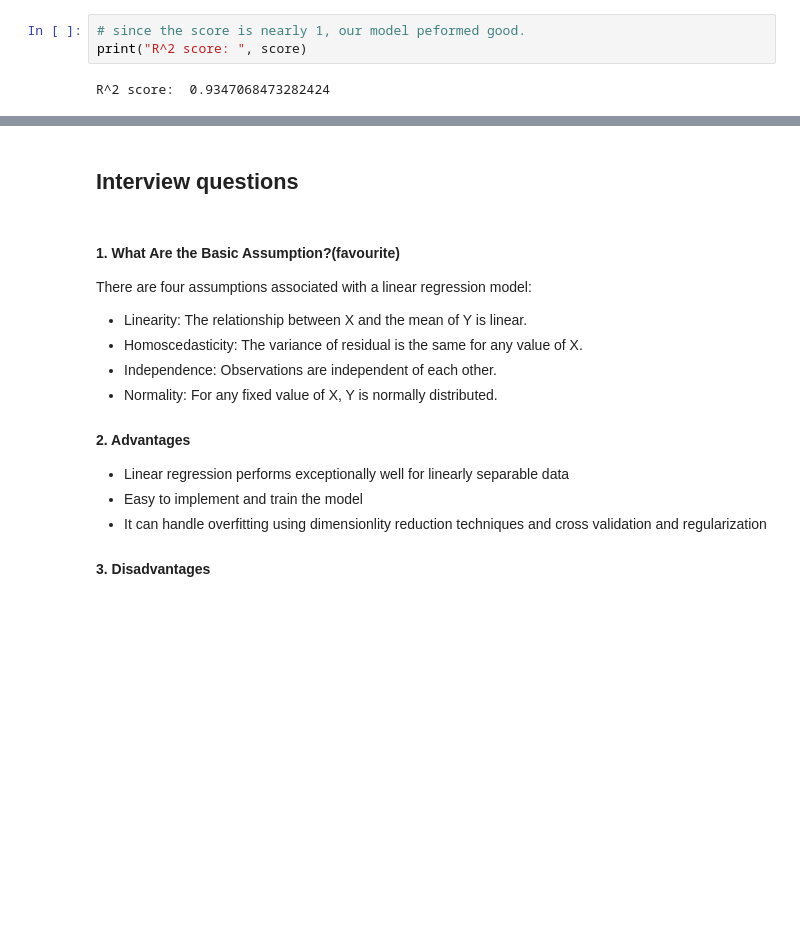
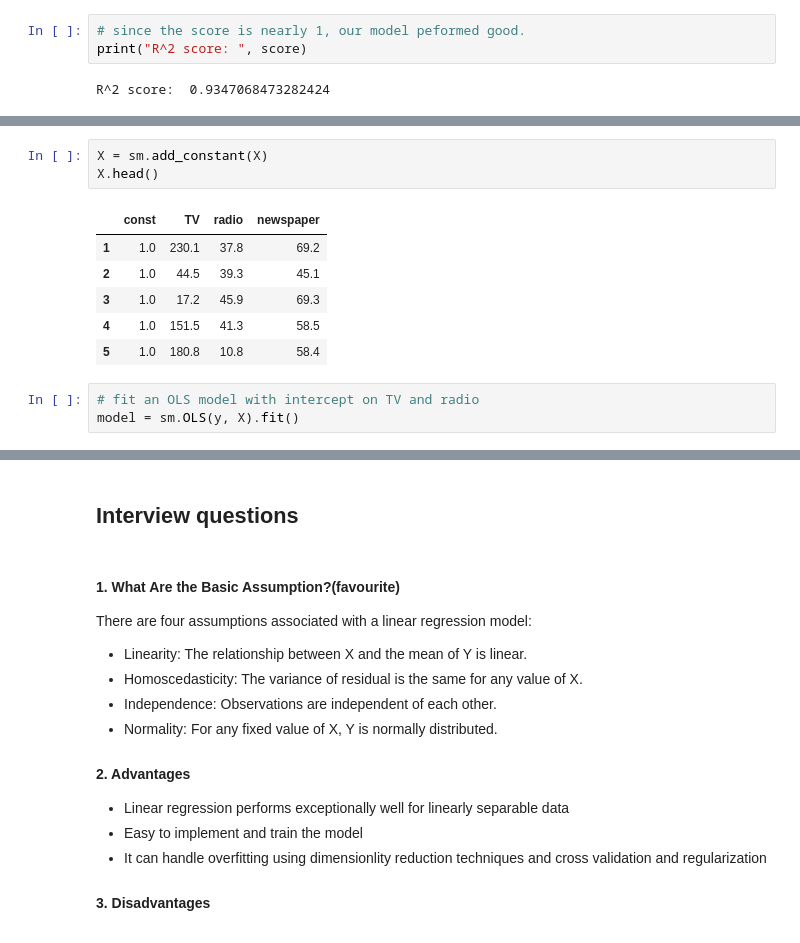
Before and after one commit to tigju/Machine-Learning-Algorithms, a Jupyter notebook: linear_regression.ipynb, the cells around one changed output, grey strips where cells are left out. Saved outputs shown, nothing was run; the diff lists cells and outputs as text; blank space fills up the shorter version.

```diff
--- a/linear_regression.ipynb
+++ b/linear_regression.ipynb
@@ -266,0 +299,13 @@ R^2 score:  0.9347068473282424
+# %%
+X = sm.add_constant(X)
+X.head()
+# %% [output]
+|  | const | TV | radio | newspaper |
+| 1 | 1.0 | 230.1 | 37.8 | 69.2 |
+| 2 | 1.0 | 44.5 | 39.3 | 45.1 |
+| 3 | 1.0 | 17.2 | 45.9 | 69.3 |
+| 4 | 1.0 | 151.5 | 41.3 | 58.5 |
+| 5 | 1.0 | 180.8 | 10.8 | 58.4 |
+# %%
+# fit an OLS model with intercept on TV and radio
+model = sm.OLS(y, X).fit()
```
Also changed, not shown: parts of 18 cells of this notebook, 2 other files.
